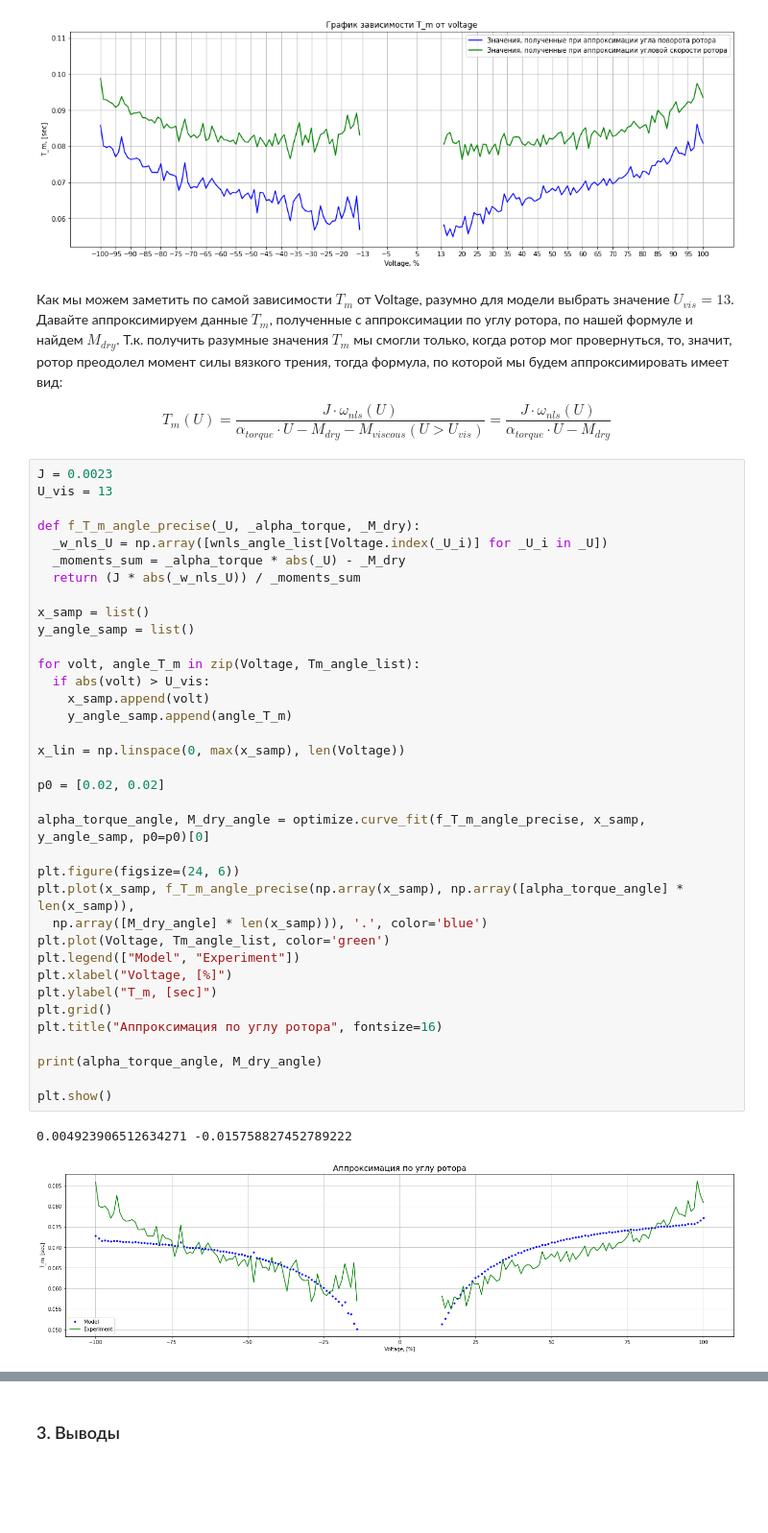
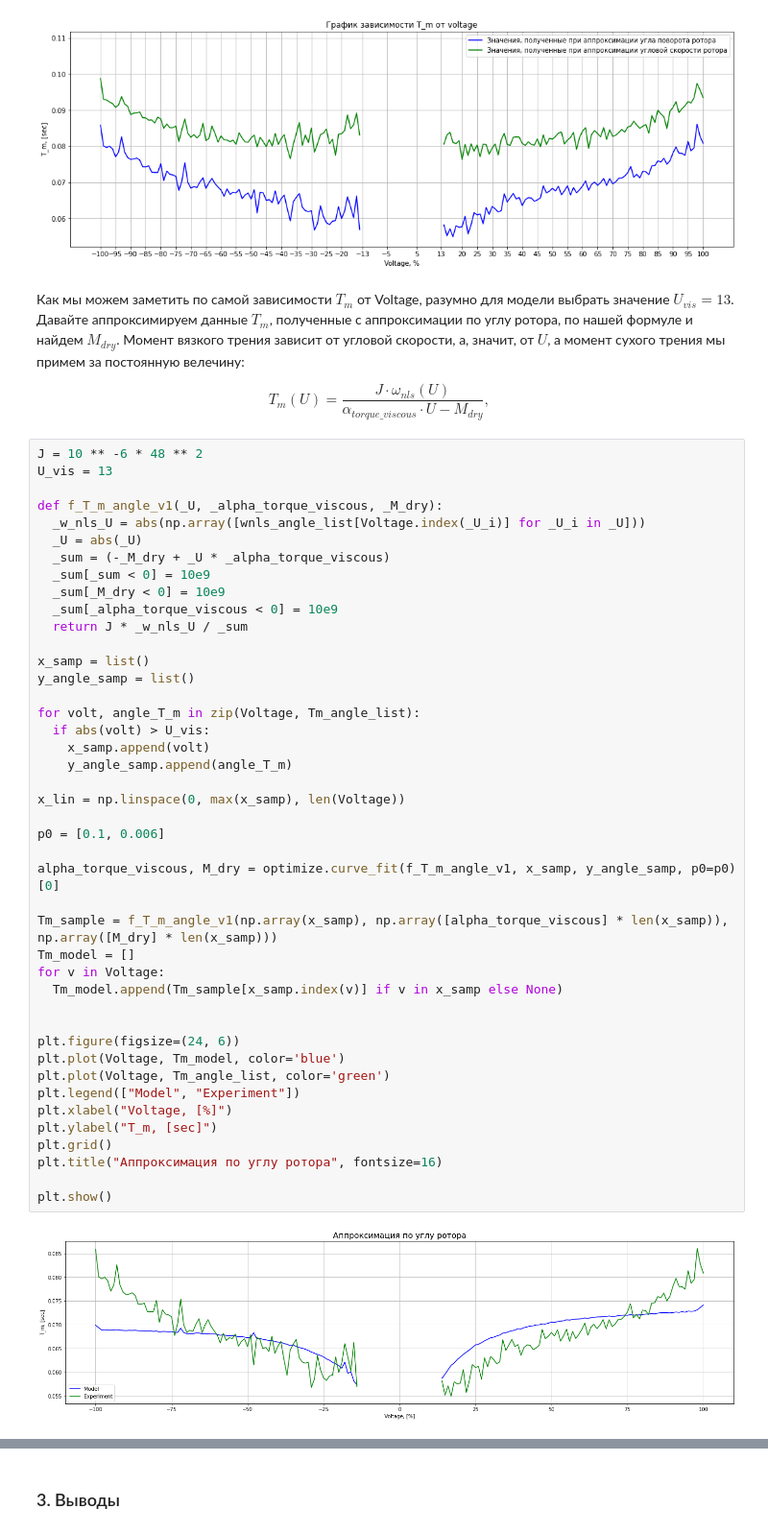
Before and after one commit to xhiggs/Lab_1, a Jupyter notebook: Lab_1.ipynb, the cells around one changed output, grey strips where cells are left out. Shown: that part at 96% size. Cells and saved outputs as stored; diff of their text form; blank space fills up the shorter version.

```diff
--- a/Lab_1.ipynb
+++ b/Lab_1.ipynb
@@ -410,45 +410,51 @@ plt.show()
 # %% [output]
 [figure]
 # %% [markdown]
-Как мы можем заметить по самой зависимости $T_m$ от Voltage, разумно для модели выбрать значение $U_{vis}=13$. Давайте аппроксимируем данные $T_m$, полученные с аппроксимации по углу ротора, по нашей формуле и найдем $M_{dry}$. Т.к. получить разумные значения $T_m$ мы смогли только, когда ротор мог провернуться, то, значит, ротор преодолел момент силы вязкого трения, тогда формула, по которой мы будем аппроксимировать имеет  вид:
+Как мы можем заметить по самой зависимости $T_m$ от Voltage, разумно для модели выбрать значение $U_{vis}=13$. Давайте аппроксимируем данные $T_m$, полученные с аппроксимации по углу ротора, по нашей формуле и найдем $M_{dry}$. Момент вязкого трения зависит от угловой скорости, а, значит, от $U$, а момент сухого трения мы примем за постоянную велечину:
 
-<center>$T_m(U)=\dfrac{J\cdot \omega_{nls}(U)} {\alpha_{torque} \cdot U - M_{dry} - M_{viscous}(U > U_{vis})} = \dfrac{J\cdot \omega_{nls}(U)} {\alpha_{torque} \cdot U - M_{dry}}$</center>
+<center>$T_m(U) = \dfrac{J\cdot \omega_{nls}(U)} {\alpha_{torque\_viscous} \cdot U - M_{dry}},\quad$</center>
 # %%
-J = 0.0023
+J = 10 ** -6 * 48 ** 2
 U_vis = 13
 
-def f_T_m_angle_precise(_U, _alpha_torque, _M_dry):
-  _w_nls_U = np.array([wnls_angle_list[Voltage.index(_U_i)] for _U_i in _U])
-  _moments_sum = _alpha_torque * abs(_U) - _M_dry
-  return (J * abs(_w_nls_U)) / _moments_sum
+def f_T_m_angle_v1(_U, _alpha_torque_viscous, _M_dry):
+  _w_nls_U = abs(np.array([wnls_angle_list[Voltage.index(_U_i)] for _U_i in _U]))
+  _U = abs(_U)
+  _sum = (-_M_dry + _U * _alpha_torque_viscous)
+  _sum[_sum < 0] = 10e9
+  _sum[_M_dry < 0] = 10e9
+  _sum[_alpha_torque_viscous < 0] = 10e9
+  return J * _w_nls_U / _sum
 
 x_samp = list()
 y_angle_samp = list()
 
 for volt, angle_T_m in zip(Voltage, Tm_angle_list):
   if abs(volt) > U_vis:
     x_samp.append(volt)
     y_angle_samp.append(angle_T_m)
 
 x_lin = np.linspace(0, max(x_samp), len(Voltage))
 
-p0 = [0.02, 0.02]
+p0 = [0.1, 0.006]
 
-alpha_torque_angle, M_dry_angle = optimize.curve_fit(f_T_m_angle_precise, x_samp, y_angle_samp, p0=p0)[0]
+alpha_torque_viscous, M_dry = optimize.curve_fit(f_T_m_angle_v1, x_samp, y_angle_samp, p0=p0)[0]
+
+Tm_sample = f_T_m_angle_v1(np.array(x_samp), np.array([alpha_torque_viscous] * len(x_samp)), np.array([M_dry] * len(x_samp)))
+Tm_model = []
+for v in Voltage:
+  Tm_model.append(Tm_sample[x_samp.index(v)] if v in x_samp else None)
+
 
 plt.figure(figsize=(24, 6))
-plt.plot(x_samp, f_T_m_angle_precise(np.array(x_samp), np.array([alpha_torque_angle] * len(x_samp)),
-  np.array([M_dry_angle] * len(x_samp))), '.', color='blue')
+plt.plot(Voltage, Tm_model, color='blue')
 plt.plot(Voltage, Tm_angle_list, color='green')
 plt.legend(["Model", "Experiment"])
 plt.xlabel("Voltage, [%]")
 plt.ylabel("T_m, [sec]")
 plt.grid()
 plt.title("Аппроксимация по углу ротора", fontsize=16)
 
-print(alpha_torque_angle, M_dry_angle)
-
 plt.show()
 # %% [output]
-0.004923906512634271 -0.015758827452789222
-[figure, old version]
+[figure, new version]
```
Also changed, not shown: parts of 3 cells of this notebook.
